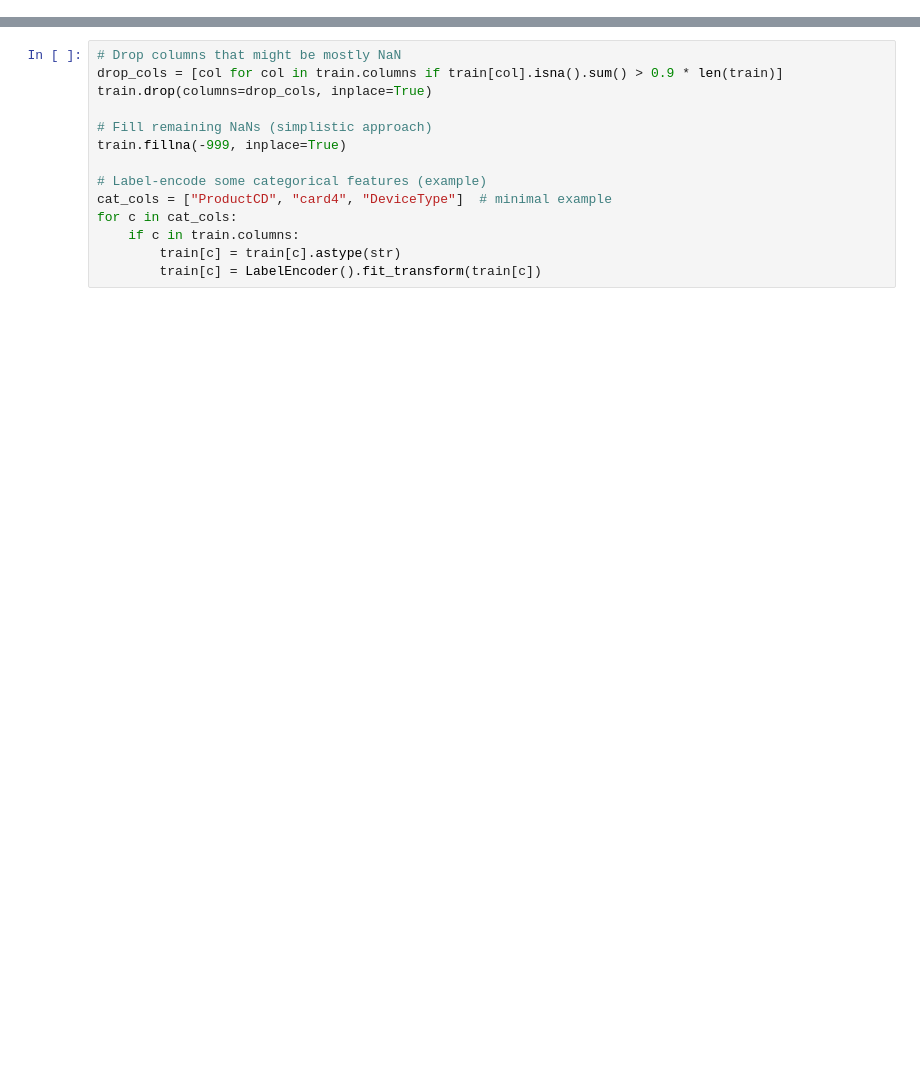
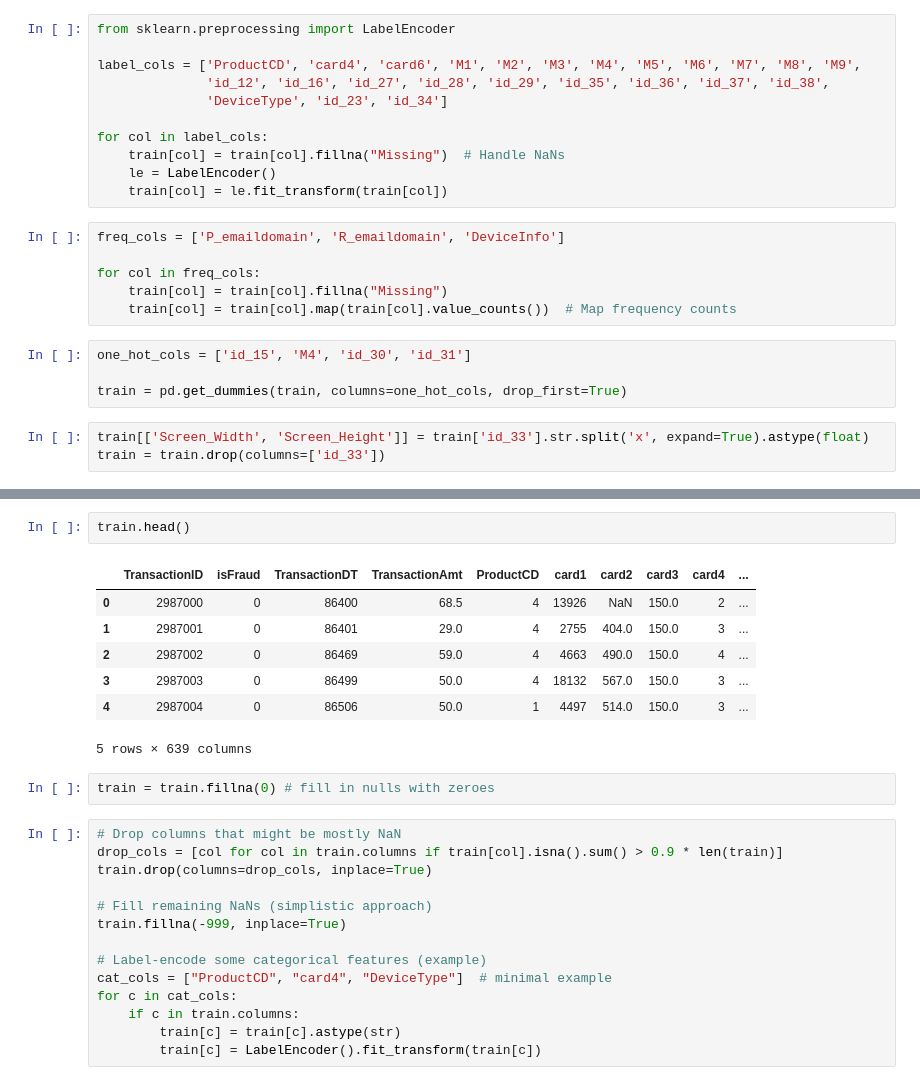
Before and after one commit to poinka/FraudDetection, a Jupyter notebook: main.ipynb, the cells around one changed output, grey strips where cells are left out. Saved outputs shown, nothing was run; the diff lists cells and outputs as text; blank space fills up the shorter version.

```diff
--- a/main.ipynb
+++ b/main.ipynb
@@ -16,0 +114,24 @@ print(f"Columns in merged training set: {train.shape[1]}")
+# %%
+from sklearn.preprocessing import LabelEncoder
+
+label_cols = ['ProductCD', 'card4', 'card6', 'M1', 'M2', 'M3', 'M4', 'M5', 'M6', 'M7', 'M8', 'M9',
+              'id_12', 'id_16', 'id_27', 'id_28', 'id_29', 'id_35', 'id_36', 'id_37', 'id_38',
+              'DeviceType', 'id_23', 'id_34']
+
+for col in label_cols:
+    train[col] = train[col].fillna("Missing")  # Handle NaNs
+    le = LabelEncoder()
+    train[col] = le.fit_transform(train[col])
+# %%
+freq_cols = ['P_emaildomain', 'R_emaildomain', 'DeviceInfo']
+
+for col in freq_cols:
+    train[col] = train[col].fillna("Missing")
+    train[col] = train[col].map(train[col].value_counts())  # Map frequency counts
+# %%
+one_hot_cols = ['id_15', 'M4', 'id_30', 'id_31']
+
+train = pd.get_dummies(train, columns=one_hot_cols, drop_first=True)
+# %%
+train[['Screen_Width', 'Screen_Height']] = train['id_33'].str.split('x', expand=True).astype(float)
+train = train.drop(columns=['id_33'])
@@ -17,3 +144,15 @@ print(f"Columns in merged training set: {train.shape[1]}")
+# %%
+train.head()
+# %% [output]
+|  | TransactionID | isFraud | TransactionDT | TransactionAmt | ProductCD | card1 | card2 | card3 | card4 | ... |
+| 0 | 2987000 | 0 | 86400 | 68.5 | 4 | 13926 | NaN | 150.0 | 2 | ... |
+| 1 | 2987001 | 0 | 86401 | 29.0 | 4 | 2755 | 404.0 | 150.0 | 3 | ... |
+| 2 | 2987002 | 0 | 86469 | 59.0 | 4 | 4663 | 490.0 | 150.0 | 4 | ... |
+| 3 | 2987003 | 0 | 86499 | 50.0 | 4 | 18132 | 567.0 | 150.0 | 3 | ... |
+| 4 | 2987004 | 0 | 86506 | 50.0 | 1 | 4497 | 514.0 | 150.0 | 3 | ... |
+5 rows × 639 columns
+# %%
+train = train.fillna(0) # fill in nulls with zeroes
 # %%
 # Drop columns that might be mostly NaN
 drop_cols = [col for col in train.columns if train[col].isna().sum() > 0.9 * len(train)]
```
Also changed, not shown: parts of 18 cells of this notebook, 1 other file.
